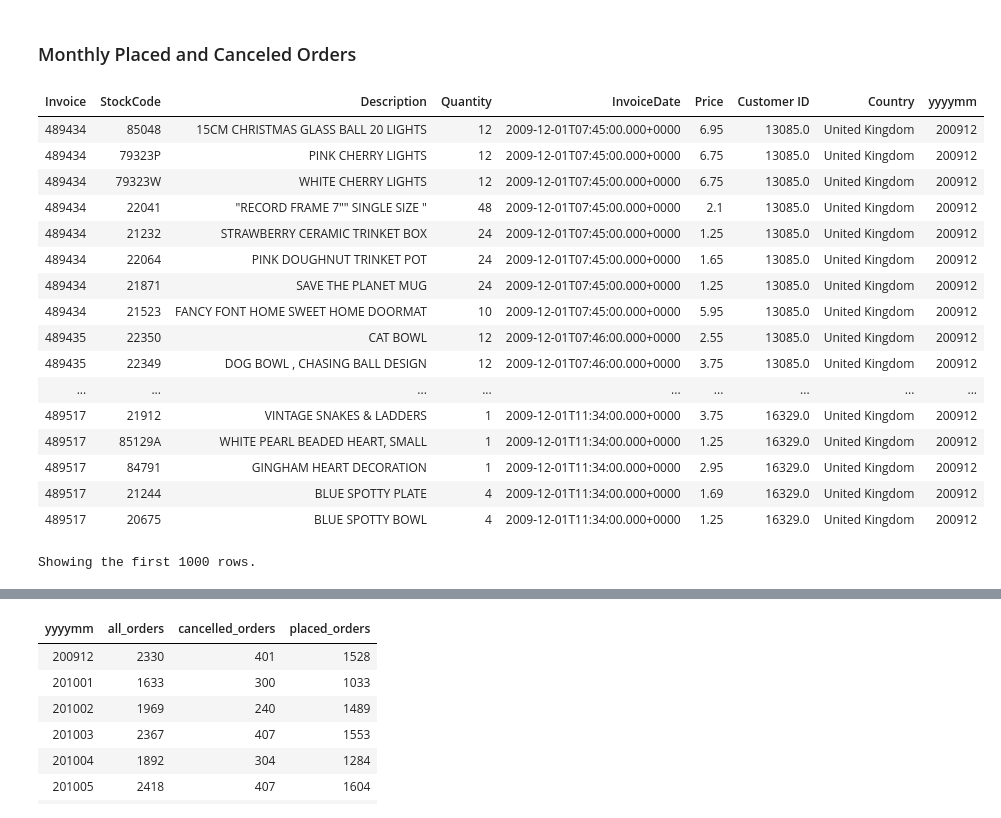
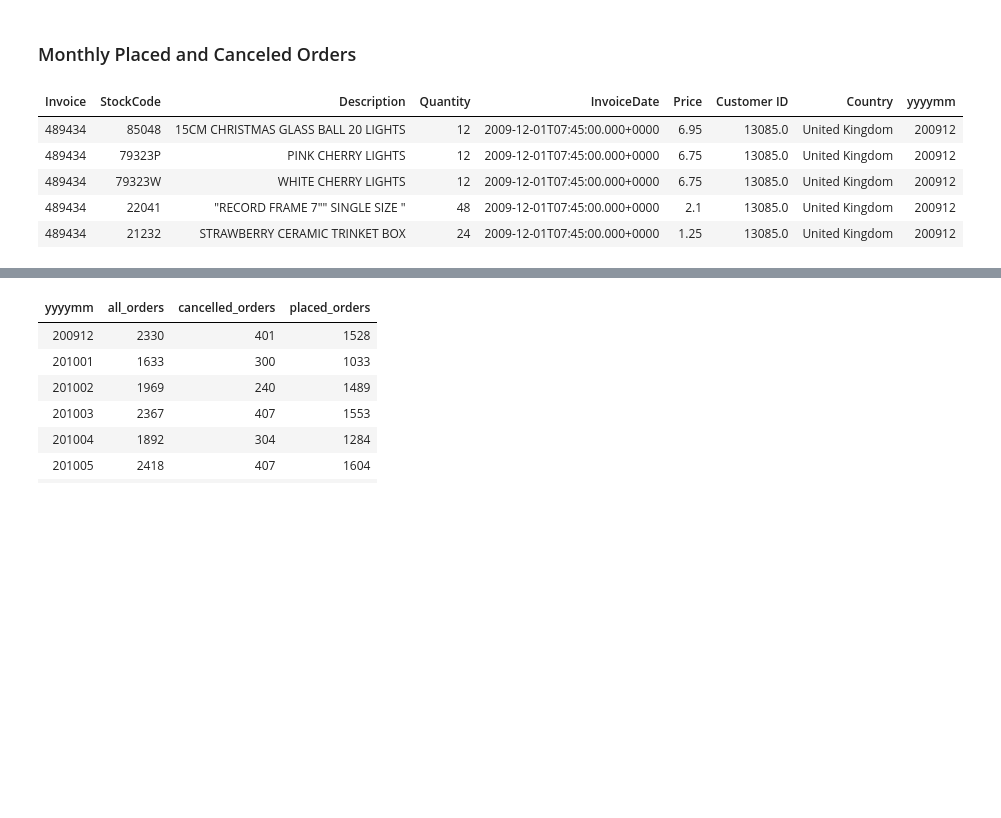
Before and after one commit to halmasieh/jarvis_data_eng_HomaAlmasieh, a Jupyter notebook: spark/notebook/RetailDataAnalyticsWithPySpark.ipynb, the cells around one changed output, grey strips where cells are left out. Drawn from its saved outputs; the diff is of its cells as text; code cells hidden in the pictures; blank space fills up the shorter version.

```diff
--- a/spark/notebook/RetailDataAnalyticsWithPySpark.ipynb
+++ b/spark/notebook/RetailDataAnalyticsWithPySpark.ipynb
@@ -182,27 +134,15 @@ display(mode)
 # %%
 #add the yyyymm column to to the new_retail_df
 new_retail_df = retail_df.cache()
 new_retail_df = new_retail_df.withColumn("yyyymm",date_format("InvoiceDate","yyyyMM").cast("integer"))
-display(new_retail_df)
+display(new_retail_df.limit(5))
 # %% [output]
 | Invoice | StockCode | Description | Quantity | InvoiceDate | Price | Customer ID | Country | yyyymm |
 | 489434 | 85048 | 15CM CHRISTMAS GLASS BALL 20 LIGHTS | 12 | 2009-12-01T07:45:00.000+0000 | 6.95 | 13085.0 | United Kingdom | 200912 |
 | 489434 | 79323P | PINK CHERRY LIGHTS | 12 | 2009-12-01T07:45:00.000+0000 | 6.75 | 13085.0 | United Kingdom | 200912 |
 | 489434 | 79323W | WHITE CHERRY LIGHTS | 12 | 2009-12-01T07:45:00.000+0000 | 6.75 | 13085.0 | United Kingdom | 200912 |
 | 489434 | 22041 | "RECORD FRAME 7"" SINGLE SIZE " | 48 | 2009-12-01T07:45:00.000+0000 | 2.1 | 13085.0 | United Kingdom | 200912 |
 | 489434 | 21232 | STRAWBERRY CERAMIC TRINKET BOX | 24 | 2009-12-01T07:45:00.000+0000 | 1.25 | 13085.0 | United Kingdom | 200912 |
-| 489434 | 22064 | PINK DOUGHNUT TRINKET POT | 24 | 2009-12-01T07:45:00.000+0000 | 1.65 | 13085.0 | United Kingdom | 200912 |
-| 489434 | 21871 | SAVE THE PLANET MUG | 24 | 2009-12-01T07:45:00.000+0000 | 1.25 | 13085.0 | United Kingdom | 200912 |
-| 489434 | 21523 | FANCY FONT HOME SWEET HOME DOORMAT | 10 | 2009-12-01T07:45:00.000+0000 | 5.95 | 13085.0 | United Kingdom | 200912 |
-| 489435 | 22350 | CAT BOWL | 12 | 2009-12-01T07:46:00.000+0000 | 2.55 | 13085.0 | United Kingdom | 200912 |
-| 489435 | 22349 | DOG BOWL , CHASING BALL DESIGN | 12 | 2009-12-01T07:46:00.000+0000 | 3.75 | 13085.0 | United Kingdom | 200912 |
-| ... | ... | ... | ... | ... | ... | ... | ... | ... |
-| 489517 | 21912 | VINTAGE SNAKES & LADDERS | 1 | 2009-12-01T11:34:00.000+0000 | 3.75 | 16329.0 | United Kingdom | 200912 |
-| 489517 | 85129A | WHITE PEARL BEADED HEART, SMALL | 1 | 2009-12-01T11:34:00.000+0000 | 1.25 | 16329.0 | United Kingdom | 200912 |
-| 489517 | 84791 | GINGHAM HEART DECORATION | 1 | 2009-12-01T11:34:00.000+0000 | 2.95 | 16329.0 | United Kingdom | 200912 |
-| 489517 | 21244 | BLUE SPOTTY PLATE | 4 | 2009-12-01T11:34:00.000+0000 | 1.69 | 16329.0 | United Kingdom | 200912 |
-| 489517 | 20675 | BLUE SPOTTY BOWL | 4 | 2009-12-01T11:34:00.000+0000 | 1.25 | 16329.0 | United Kingdom | 200912 |
-Showing the first 1000 rows.
 # %%
 #calculate all the orders included placed and cancelled
 all_orders = new_retail_df.groupby("yyyymm").agg(expr('count(distinct Invoice)').alias('all_orders'))
```
Also changed, not shown: parts of 20 cells of this notebook, 1 other file.
